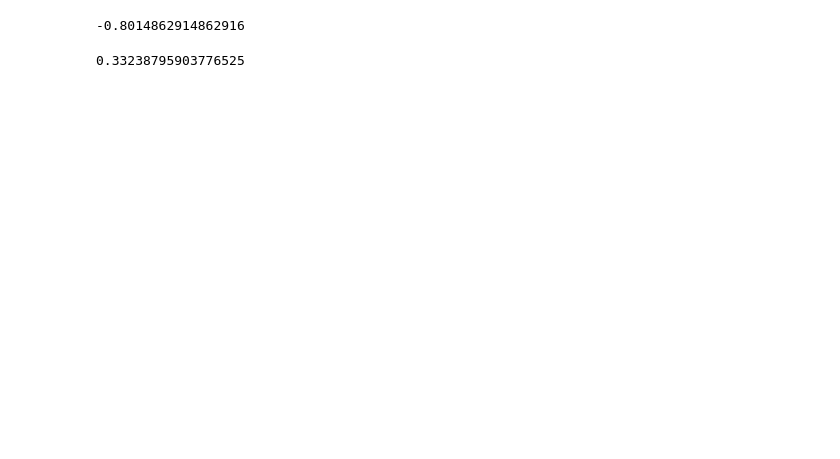
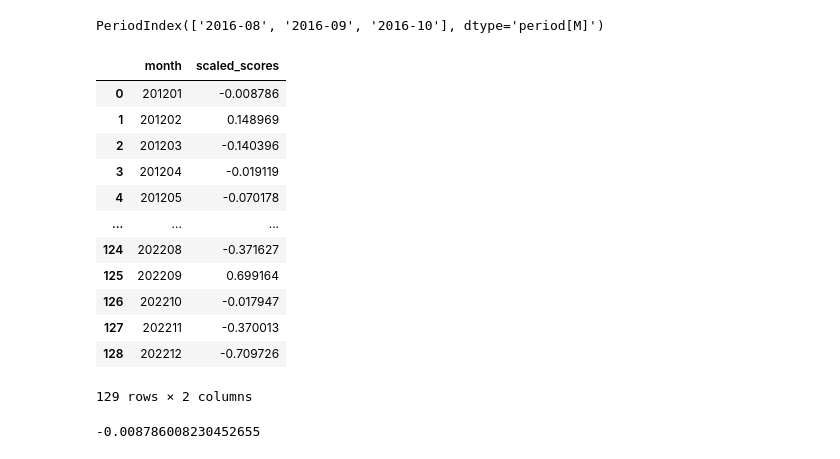
Before and after one commit to MDrschl/SalesEQ, a Jupyter notebook: SentimentScores.ipynb, the cells around one changed output. Cells and saved outputs as stored; diff of their text form; code cells hidden in the pictures; blank space fills up the shorter version.

Commit message:
Check for missing text data

```diff
--- a/SentimentScores.ipynb
+++ b/SentimentScores.ipynb
@@ -20,6 +20,16 @@ articles = {}
 
 for cycle in cycles_ref:
     articles[cycle] = extract_cyclemonth(text_source, cycle)
+# %%
+pd.set_option('display.max_rows', None)
+data = pd.DataFrame()
+data["month"] = text_source["Cycle_month"]
+expected_months = pd.period_range(start='2012-01', end='2022-12', freq='M')
+data['month'] = data['month'].astype(str).apply(lambda x: pd.Period(year=int(x[:4]), month=int(x[4:]), freq='M'))
+missing_months = expected_months[~expected_months.isin(data['month'])]
+missing_months
+# %% [output]
+PeriodIndex(['2016-08', '2016-09', '2016-10'], dtype='period[M]')
 # %%
 topwords = pd.read_csv("./Sentiment_data/top_sentiment_words.csv")
 
@@ -83,34 +93,47 @@ for month in cycles_ref:
     month_scores = []
     for text in articles[month]:
 
         #extraction of positive and negative words of each month as sets, necessary for intersection check
         pos_words = set(monthly_positive_words[month])
         neg_words = set(monthly_negative_words[month])
 
         #extract the word: rank dictionaries for each month
         pranks = pos_ranks[month]
         nranks = neg_ranks[month]
 
         #calculate the sentiment score as the difference between the neg and pos count for each months
         score = calculate_sentiment_with_ranking(text, pos_words, neg_words, pranks, nranks)
         month_scores.append(score)
     #check if monthly score exists
     if month_scores:
         #apply scikit MinMaxScaler for scaling the monthly sentiment scores into the intervall [-1,1]
         scaler = MinMaxScaler(feature_range=(-1, 1))
         month_scores = np.array(month_scores).reshape(-1, 1)
         scaled_scores = scaler.fit_transform(month_scores).flatten()
         #calculate the average scaled score for each month
         average_scaled_score = np.mean(scaled_scores)
     else:
         average_scaled_score = 0
     #append the average monthly score to the sentiment score list
     scaled_sentiment_scores.append(average_scaled_score)
 
 senti['scaled_scores'] = scaled_sentiment_scores
 senti.to_csv("./Sentiment_data/sentiment_scores.csv")
+senti
 # %% [output]
+|  | month | scaled_scores |
+| 0 | 201201 | -0.008786 |
+| 1 | 201202 | 0.148969 |
+| 2 | 201203 | -0.140396 |
+| 3 | 201204 | -0.019119 |
+| 4 | 201205 | -0.070178 |
+| ... | ... | ... |
+| 124 | 202208 | -0.371627 |
+| 125 | 202209 | 0.699164 |
+| 126 | 202210 | -0.017947 |
+| 127 | 202211 | -0.370013 |
+| 128 | 202212 | -0.709726 |
--0.8014862914862916
+129 rows × 2 columns
 # %%
 
 #Example application of calculate_sentiment_with_ranking function using the first month in the data
@@ -118,7 +141,11 @@ m = []
 
 for text in articles[201201]:
     m.append(calculate_sentiment_with_ranking(text, set(monthly_positive_words[201201]), set(monthly_negative_words[201201]), pos_ranks[201201], neg_ranks[201201]))
-    score = sum(m)/len(m)
-print(score)
+    scaler = MinMaxScaler(feature_range=(-1, 1))
+    month_scores = np.array(m).reshape(-1, 1)
+    scaled_scores = scaler.fit_transform(month_scores).flatten()
+    #calculate the average scaled score for each month
+    sc = np.mean(scaled_scores)
+print(sc)
 # %% [output]
-0.33238795903776525
+-0.008786008230452655
```
Also changed, not shown: 3 other files.
